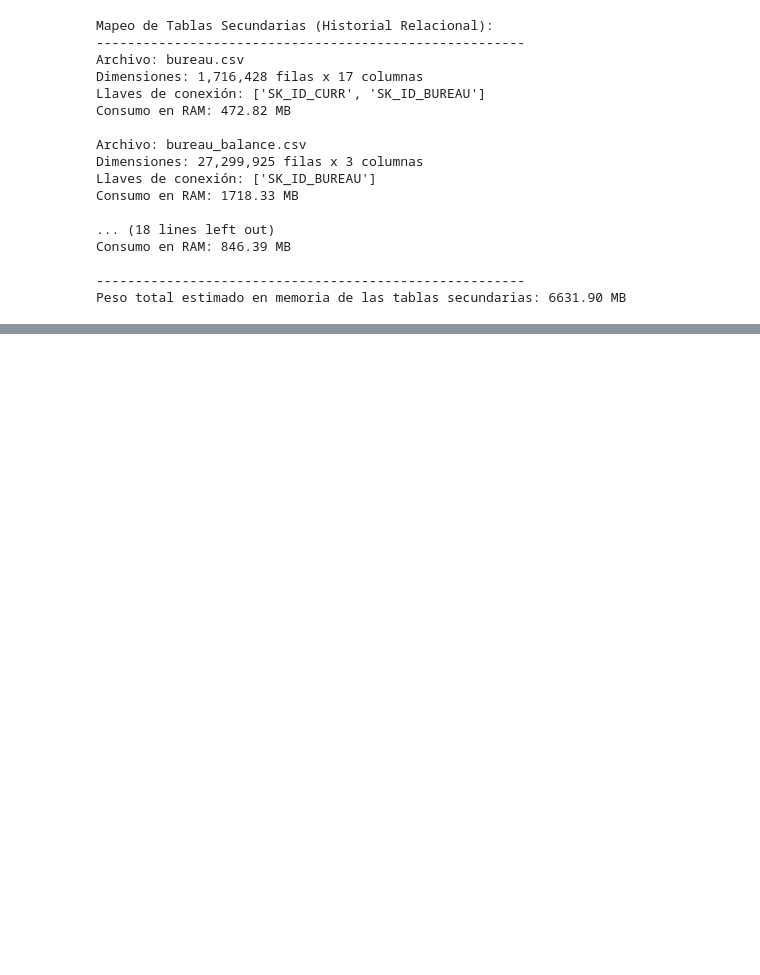
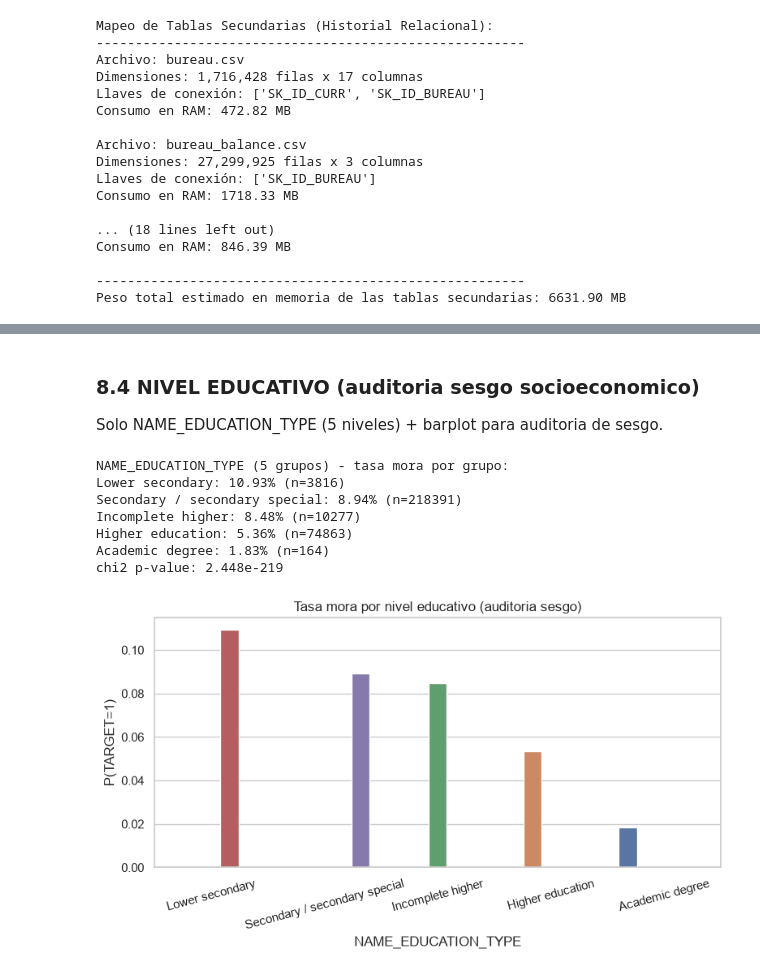
Before and after one commit to SebJoq21/Sistema-Predictivo_Home-Credit, a Jupyter notebook: 01-comprension-negocio-datos/01_EDA_application_train.ipynb, the cells around one changed output, grey strips where cells are left out. Drawn from its saved outputs; the diff is of its cells as text; code cells hidden in the pictures; blank space fills up the shorter version.

Commit message:
feat(eda): notebook Sec 6-10 en 8.1-8.4 (23 celdas) + requirements fijados

```diff
--- a/01-comprension-negocio-datos/01_EDA_application_train.ipynb
+++ b/01-comprension-negocio-datos/01_EDA_application_train.ipynb
@@ -184,0 +326,19 @@ Peso total estimado en memoria de las tablas secundarias: 6631.90 MB
+# %% [markdown]
+### **8.4 NIVEL EDUCATIVO (auditoria sesgo socioeconomico)**
+Solo NAME_EDUCATION_TYPE (5 niveles) + barplot para auditoria de sesgo.
+# %%
+# tasa_mora() definida en 8.1 (ejecutar celdas en orden)
+tasa_mora('NAME_EDUCATION_TYPE')
+plt.figure(figsize=(9, 4))
+sns.barplot(data=df_train, x='NAME_EDUCATION_TYPE', y='TARGET', hue='NAME_EDUCATION_TYPE', legend=False, errorbar=None, order=df_train.groupby('NAME_EDUCATION_TYPE', observed=True)['TARGET'].mean().sort_values(ascending=False).index)
+plt.title('Tasa mora por nivel educativo (auditoria sesgo)')
+plt.ylabel('P(TARGET=1)'); plt.xticks(rotation=15); plt.show()
+# %% [output]
+NAME_EDUCATION_TYPE (5 grupos) - tasa mora por grupo:
+Lower secondary: 10.93% (n=3816)
+Secondary / secondary special: 8.94% (n=218391)
+Incomplete higher: 8.48% (n=10277)
+Higher education: 5.36% (n=74863)
+Academic degree: 1.83% (n=164)
+chi2 p-value: 2.448e-219
+[figure, added]
```
Also changed, not shown: parts of 15 cells of this notebook, 1 other file.
